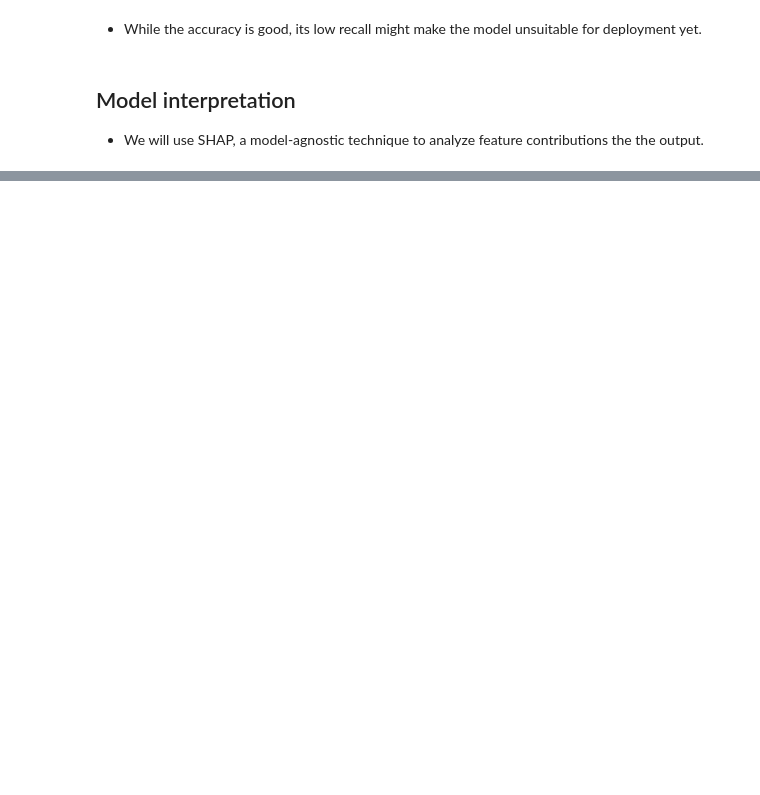
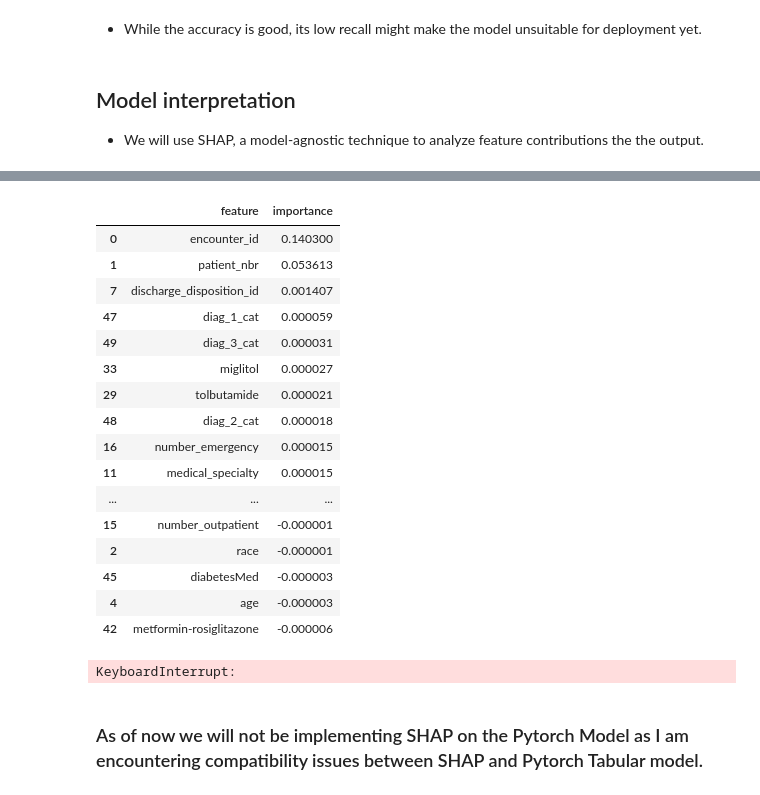
Before and after one commit to Arjeus/diabetes_assignment, a Jupyter notebook: diabetes_readmission_prediction_boost_discharge_t2.ipynb, the cells around one changed output, grey strips where cells are left out. Cells and saved outputs as stored; diff of their text form; code cells hidden in the pictures; blank space fills up the shorter version.

Commit message:
fixed a lot of stuff. move to permutation

```diff
--- a/diabetes_readmission_prediction_boost_discharge_t2.ipynb
+++ b/diabetes_readmission_prediction_boost_discharge_t2.ipynb
@@ -172,7 +170,7 @@ admission_type_mapping = build_mapping_from_df(ids_map)
 original_dtype = df['admission_type_id'].dtype
 
 # Create new mapping with converted keys
-if original_dtype in ['int64', 'int32', 'float64']:
+if original_dtype in ['int64', 'int32', 'float64', 'category']:
     # Convert string keys to numeric
     admission_type_mapping_fixed = {
         int(k): v for k, v in admission_type_mapping.items()
@@ -183,8 +181,8 @@ else:
     admission_type_mapping_fixed = admission_type_mapping
 
 # Apply the mapping
-df['admission_type_id'] = df['admission_type_id'].map(admission_type_mapping_fixed).fillna('Other')
-df_pt['admission_type_id'] = df_pt['admission_type_id'].map(admission_type_mapping_fixed).fillna('Other')
+df['admission_type_id'] = df['admission_type_id'].map(admission_type_mapping_fixed)
+# df_pt['admission_type_id'] = df_pt['admission_type_id'].map(admission_type_mapping_fixed).fillna('Other')
 print("After applying mapping with converted keys:")
 print(df['admission_type_id'].value_counts())
 # %% [output]
@@ -221,10 +226,10 @@ def diag_category(icd):
 
 for col in ['diag_1', 'diag_2', 'diag_3']:
     df[f'{col}_cat'] = df[col].apply(diag_category)
-    df_pt[f'{col}_cat'] = df_pt[col].apply(diag_category)
+    # df_pt[f'{col}_cat'] = df_pt[col].apply(diag_category)
 
 df.drop(columns=['diag_1','diag_2','diag_3'], inplace=True)
-df_pt.drop(columns=['diag_1','diag_2','diag_3'], inplace=True)
+# df_pt.drop(columns=['diag_1','diag_2','diag_3'], inplace=True)
 # %% [markdown]
 encounter_id has no relevance in the study
 # %%
@@ -585,7 +642,7 @@ print("Preparing data for PyTorch Tabular...")
 # Start with the original X_train, X_test, y_train, y_test
 # Reset from the original data before one-hot encoding
 y = (df_pt['readmitted'] == '<30').astype(int)
-X = df.drop(columns=['readmitted'])
+X = df_pt.drop(columns=['readmitted'])
 
 X_train_pt, X_test_pt, y_train_pt, y_test_pt = train_test_split(
     X, y, test_size=0.3, stratify=y, random_state=1803)
@@ -597,4 +654,6 @@ print('PyTorch Tabular - Test size:', X_test_pt.shape, 'Pos rate:', y_test_pt.me
 X_train_pt.columns = [clean_column_name(col) for col in X_train_pt.columns]
 X_test_pt.columns = [clean_column_name(col) for col in X_test_pt.columns]
 
+train_df_pt = X_train_pt.copy()
+train_df_pt["target"] = y_train_pt.values
 print("Data prepared for PyTorch Tabular")
@@ -1161,0 +1423,50 @@ print(importance_df.head(15))
+# %%
+from sklearn.inspection import permutation_importance
+
+class ModelWrapper:
+    def __init__(self, model):
+        self.model = model
+
+    def predict(self, X):
+        # Get predictions and ensure they're 1D integer array
+        preds = self.model.predict(X)  # Use self.model, not final_model_pt
+        pred_values = preds["target_prediction"].values  # Extract values and assign to variable
+        return pred_values.astype(int)  # Return the extracted values, not the whole DataFrame
+
+    def fit(self, X, y):
+        # This is required by sklearn but we don't need to do anything
+        # since our model is already trained
+        return self
+
+# Create the wrapper
+wrapped_model = ModelWrapper(final_model_pt)
+
+result = permutation_importance(wrapped_model, train_df_pt, y_train_pt, scoring='accuracy', n_repeats=10, random_state=1803)
+importance_df = pd.DataFrame({
+    'feature': train_df_pt.columns,
+    'importance': result.importances_mean
+}).sort_values(by='importance', ascending=False)
+# %%
+importance_df
+# %% [output]
+|  | feature | importance |
+| 0 | encounter_id | 0.140300 |
+| 1 | patient_nbr | 0.053613 |
+| 7 | discharge_disposition_id | 0.001407 |
+| 47 | diag_1_cat | 0.000059 |
+| 49 | diag_3_cat | 0.000031 |
+| 33 | miglitol | 0.000027 |
+| 29 | tolbutamide | 0.000021 |
+| 48 | diag_2_cat | 0.000018 |
+| 16 | number_emergency | 0.000015 |
+| 11 | medical_specialty | 0.000015 |
+| ... | ... | ... |
+| 15 | number_outpatient | -0.000001 |
+| 2 | race | -0.000001 |
+| 45 | diabetesMed | -0.000003 |
+| 4 | age | -0.000003 |
+| 42 | metformin-rosiglitazone | -0.000006 |
+# %%
+result_xgboost = permutation_importance(xgb_model, X_train, y_train, scoring='accuracy', n_repeats=10, random_state=1803)
+# %% [output]
+KeyboardInterrupt:
@@ -1162,3 +1480,5 @@ print(importance_df.head(15))
+# %% [markdown]
+### As of now we will not be implementing SHAP on the Pytorch Model as I am encountering compatibility issues between SHAP and Pytorch Tabular model.
 # %%
 # Reload the best PyTorch Tabular model
 # print("Reloading the best PyTorch Tabular model...")
```
Also changed, not shown: parts of 33 cells of this notebook, 1 other file.
